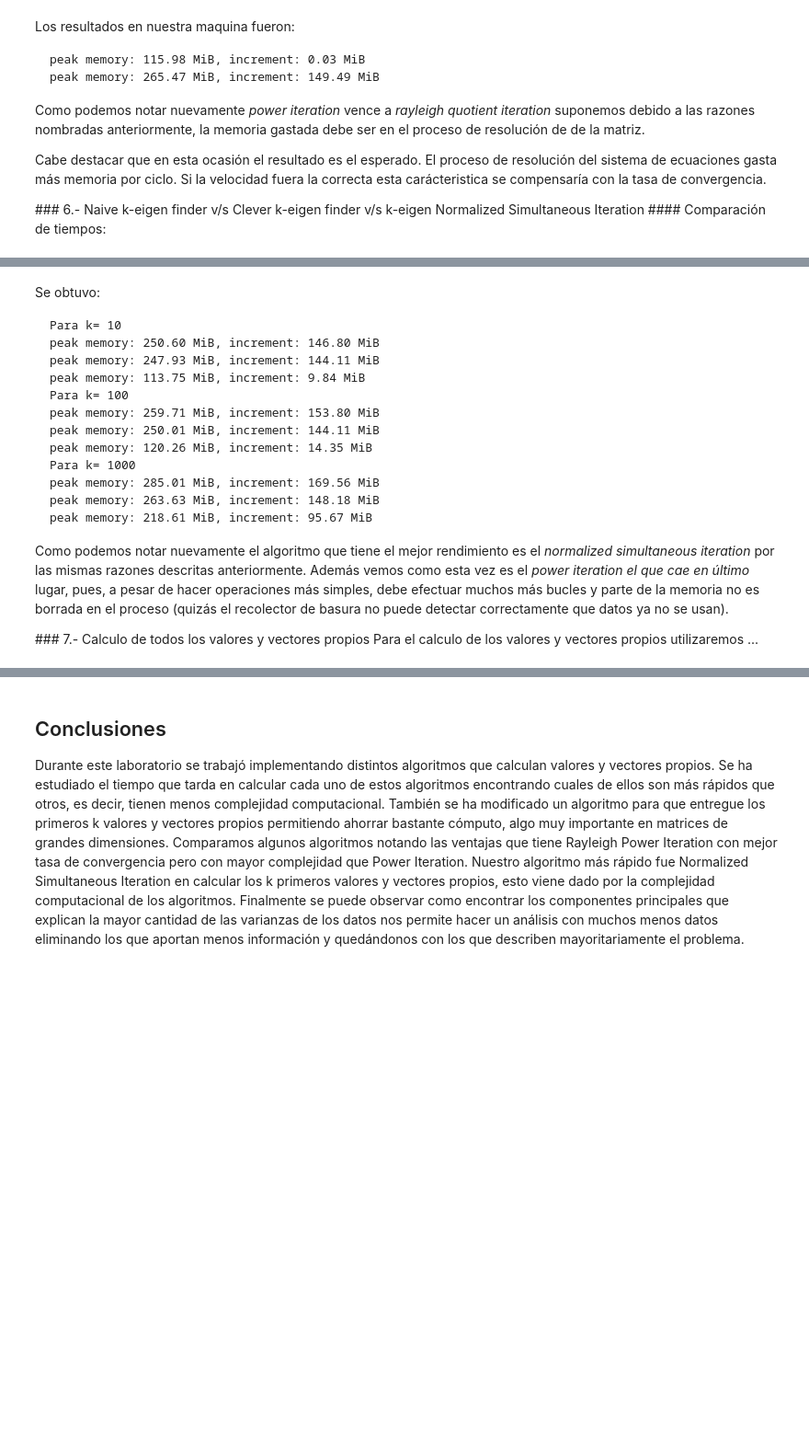
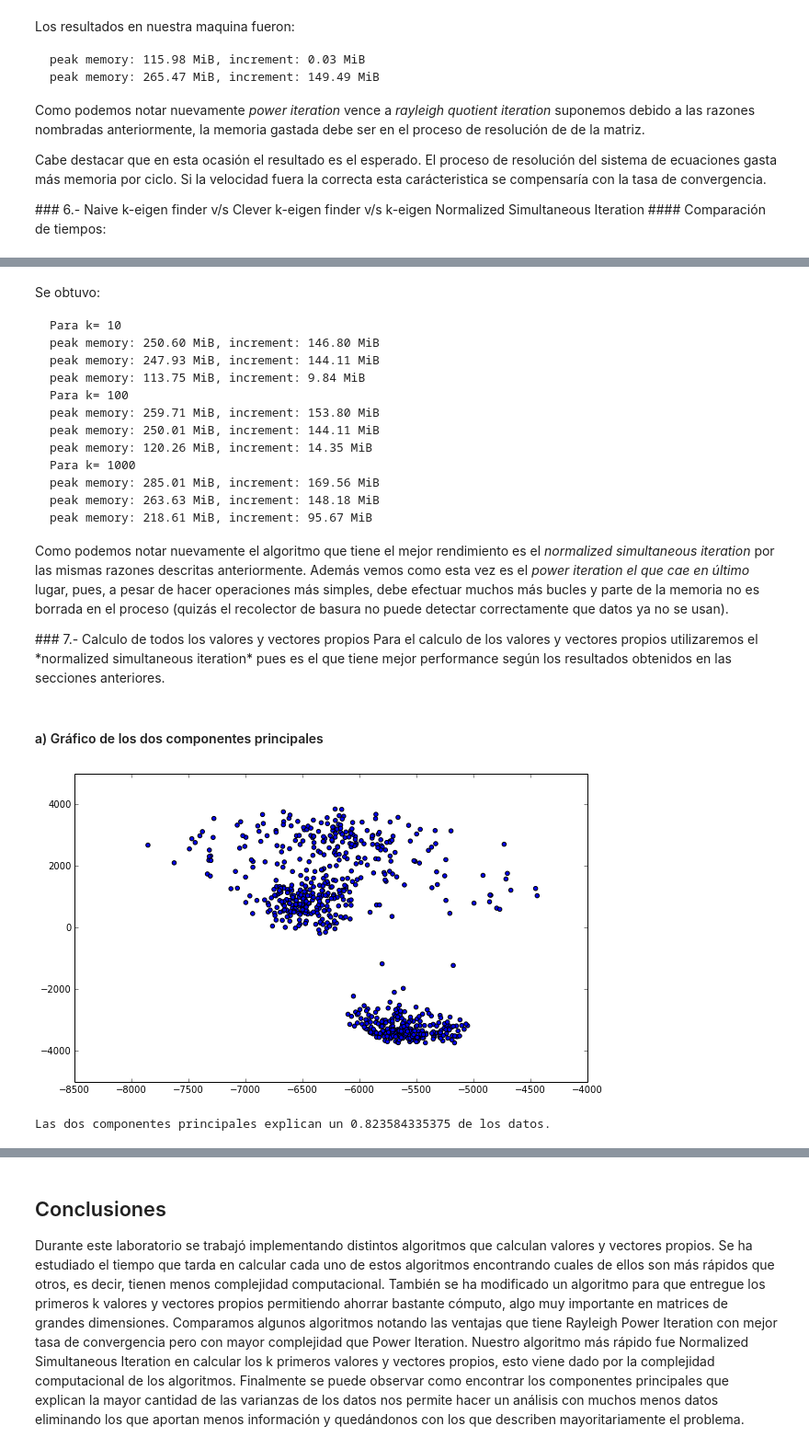
Before and after one commit to Tecaa/LaboratoriosCC2, a Jupyter notebook: Lab1/Lab1.ipynb, the cells around one changed output, grey strips where cells are left out. Shown: that part at 92% size. Saved outputs shown, nothing was run; the diff lists cells and outputs as text; code cells hidden in the pictures; blank space fills up the shorter version.

Commit message:
Agregados los gráficos finales.

```diff
--- a/Lab1/Lab1.ipynb
+++ b/Lab1/Lab1.ipynb
@@ -199,10 +201,6 @@ def kEigenFinderPP(A, p = 5, k = None):
         lamb[i]= np.dot(np.dot(np.transpose(v[i]), A), v[i])[0,0]
         A_p = A_p - lamb[i]**p * np.dot(v[i], np.transpose(v[i])) #Esto se ejecuta una vez demás
     return lamb, v
-
-A = np.matrix([[3,4,5],
-               [4,2,1],
-               [5,1,8]])
 # %% [markdown]
 <div id='de4'/>
 ### 4.- Modificación a Normalized Simultaneous Iteration
@@ -338,4 +333,28 @@ Como podemos notar nuevamente el algoritmo que tiene el mejor rendimiento es el
 
 <div id='de7'/>
 ### 7.- Calculo de todos los valores y vectores propios
-Para el calculo de los valores y vectores propios utilizaremos ...
+Para el calculo de los valores y vectores propios utilizaremos el *normalized simultaneous iteration* pues es el que tiene mejor performance según los resultados obtenidos en las secciones anteriores.
+# %%
+#values, vectors = normalized_simultaneous_iteration_q(sigma_x, max_iter=100)
+#np.save("values",values)
+#np.save("vectors",vectors)
+#values = np.load("values.npy")
+#vectors = np.load("vectors.npy")
+
+sum_values = sum(values)
+def explained_variation(k):
+    s = 0
+    for i in range(0,k):
+        s += values[i]
+    return s/sum_values
+# %% [markdown]
+#### a) Gráfico de los dos componentes principales
+# %%
+pca2 = np.dot(dataset, vectors[:,0:2])
+plt.figure(figsize=(10,6))
+plt.scatter(pca2[:,0], pca2[:,1])
+plt.show()
+print("Las dos componentes principales explican un",explained_variation(2),"de los datos.")
+# %% [output]
+[figure, added]
+Las dos componentes principales explican un 0.823584335375 de los datos.
```
Also changed, not shown: parts of 10 cells of this notebook.
